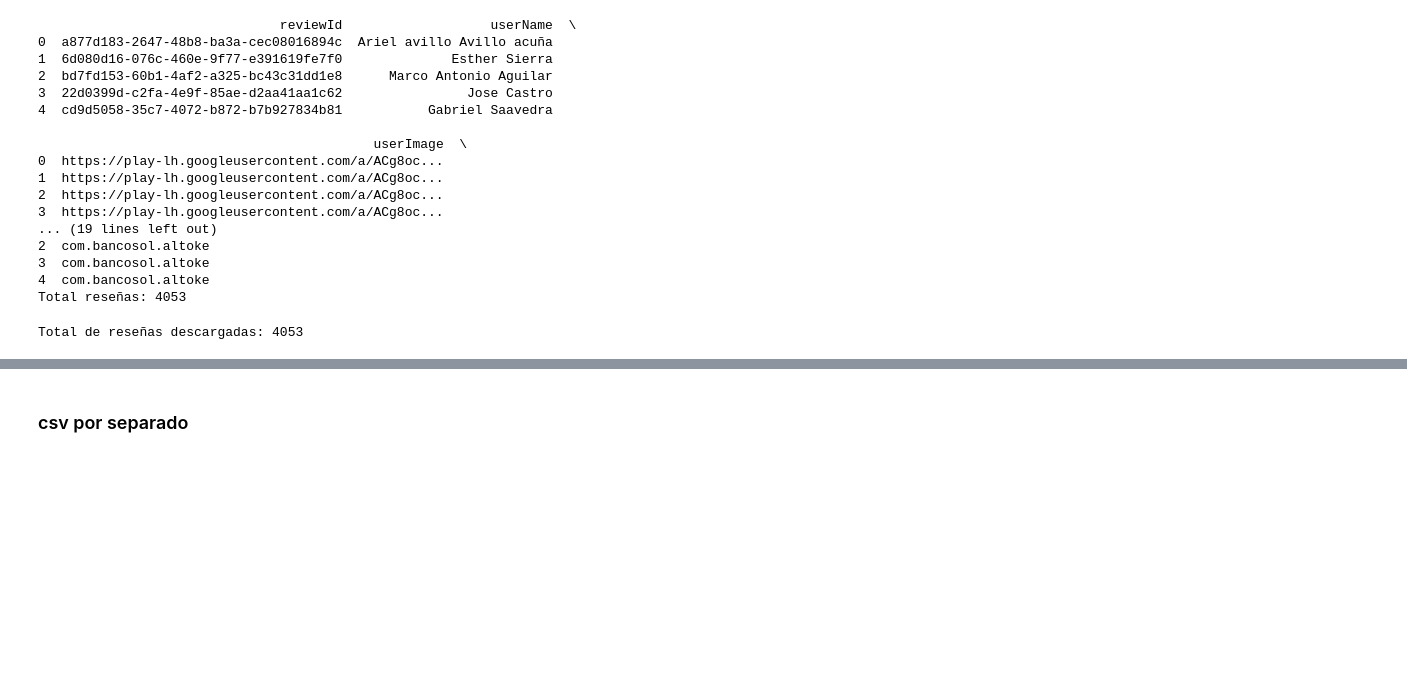
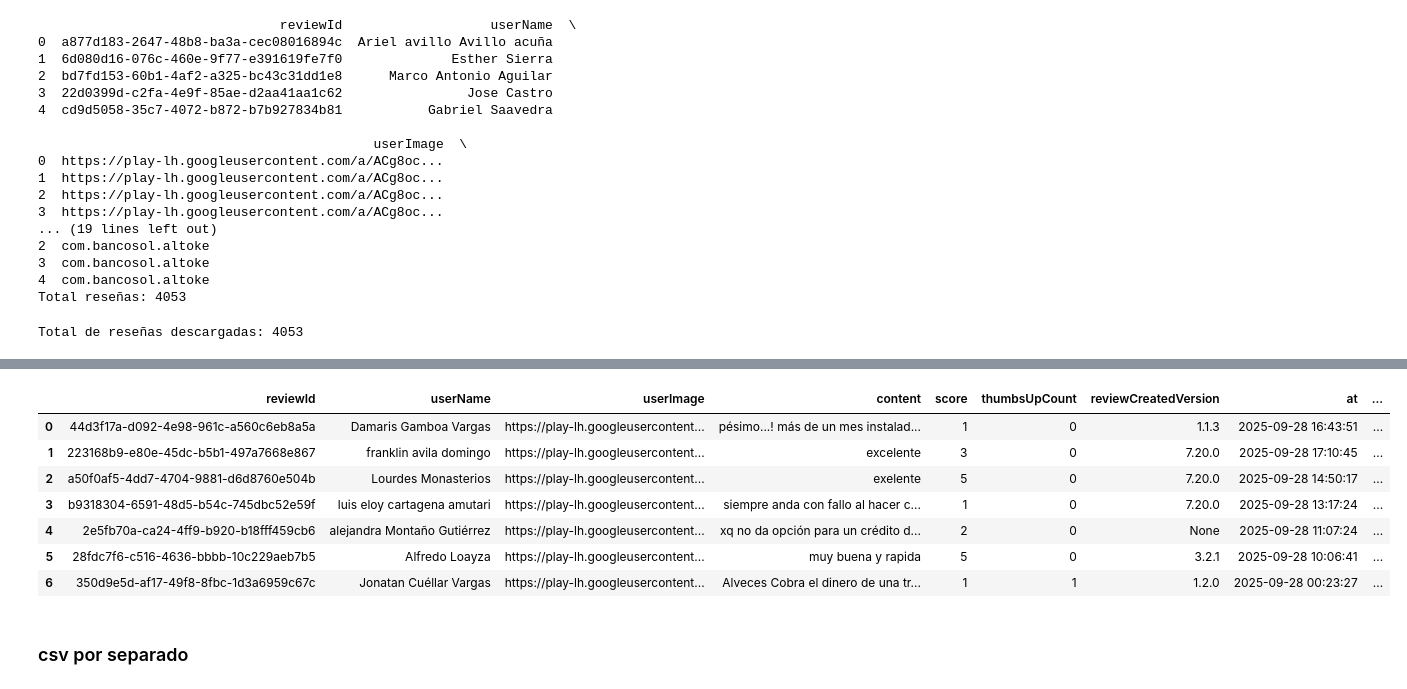
Before and after one commit to umsa-midas2-modulo7/proyecto-playstore, a Jupyter notebook: notebooks/01_ingesta_playstore.ipynb, the cells around one changed output, grey strips where cells are left out. Saved outputs shown, nothing was run; the diff lists cells and outputs as text; code cells hidden in the pictures; blank space fills up the shorter version.

```diff
--- a/notebooks/01_ingesta_playstore.ipynb
+++ b/notebooks/01_ingesta_playstore.ipynb
@@ -102,7 +103,8 @@ dtype: object
 all_reviews = []
 token = None
 
-app_id = ["com.bancosol.altoke", "com.bcp.bo.wallet", "bo.com.yolopago", "com.busa.wallet", "id=com.walletapp.mobile"]
+app_id = ["com.bancosol.altoke", "com.bcp.bo.wallet",
+          "bo.com.yolopago", "com.busa.wallet", "id=com.walletapp.mobile"]
 
 for app in app_id:
     for _ in range(5):
@@ -112,8 +114,8 @@ for app in app_id:
             country='bo',
             sort=Sort.NEWEST,
             count=200,
-            continuation_token=token # esto te permite paginar
-    )
+            continuation_token=token  # esto te permite paginar
+        )
     all_reviews.extend(result)
 
     if not token:  # cuando ya no hay más reseñas
@@ -240,3 +354,14 @@ Total de reseñas descargadas: 4053
+# %%
+df2
+# %% [output]
+|  | reviewId | userName | userImage | content | score | thumbsUpCount | reviewCreatedVersion | at | ... |
+| 0 | 44d3f17a-d092-4e98-961c-a560c6eb8a5a | Damaris Gamboa Vargas | https://play-lh.googleusercontent... | pésimo...! más de un mes instalad... | 1 | 0 | 1.1.3 | 2025-09-28 16:43:51 | ... |
+| 1 | 223168b9-e80e-45dc-b5b1-497a7668e867 | franklin avila domingo | https://play-lh.googleusercontent... | excelente | 3 | 0 | 7.20.0 | 2025-09-28 17:10:45 | ... |
+| 2 | a50f0af5-4dd7-4704-9881-d6d8760e504b | Lourdes Monasterios | https://play-lh.googleusercontent... | exelente | 5 | 0 | 7.20.0 | 2025-09-28 14:50:17 | ... |
+| 3 | b9318304-6591-48d5-b54c-745dbc52e59f | luis eloy cartagena amutari | https://play-lh.googleusercontent... | siempre anda con fallo al hacer c... | 1 | 0 | 7.20.0 | 2025-09-28 13:17:24 | ... |
+| 4 | 2e5fb70a-ca24-4ff9-b920-b18fff459cb6 | alejandra Montaño Gutiérrez | https://play-lh.googleusercontent... | xq no da opción para un crédito d... | 2 | 0 | None | 2025-09-28 11:07:24 | ... |
+| 5 | 28fdc7f6-c516-4636-bbbb-10c229aeb7b5 | Alfredo Loayza | https://play-lh.googleusercontent... | muy buena y rapida | 5 | 0 | 3.2.1 | 2025-09-28 10:06:41 | ... |
+| 6 | 350d9e5d-af17-49f8-8fbc-1d3a6959c67c | Jonatan Cuéllar Vargas | https://play-lh.googleusercontent... | Alveces Cobra el dinero de una tr... | 1 | 1 | 1.2.0 | 2025-09-28 00:23:27 | ... |
 # %% [markdown]
 ### csv por separado
 # %%
```
Also changed, not shown: parts of 12 cells of this notebook, 1 other file.
